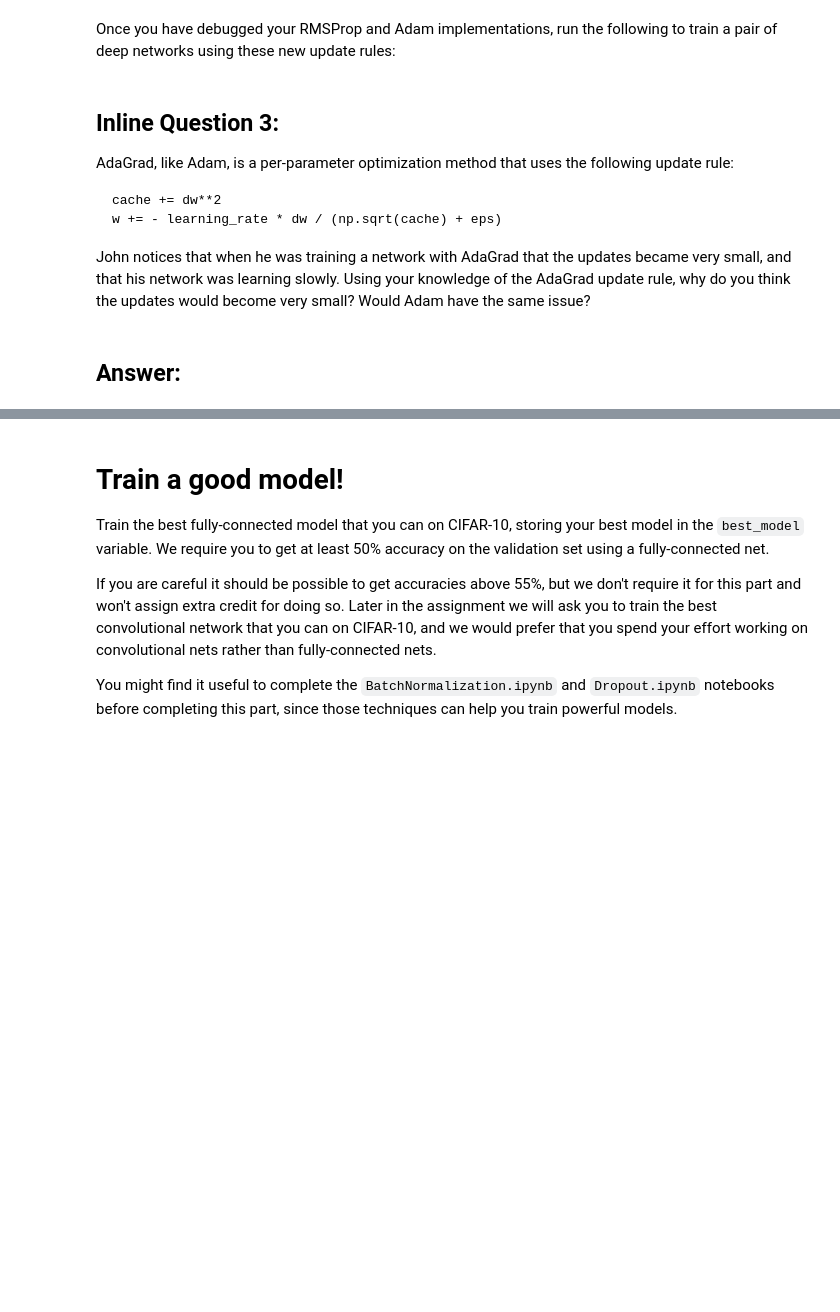
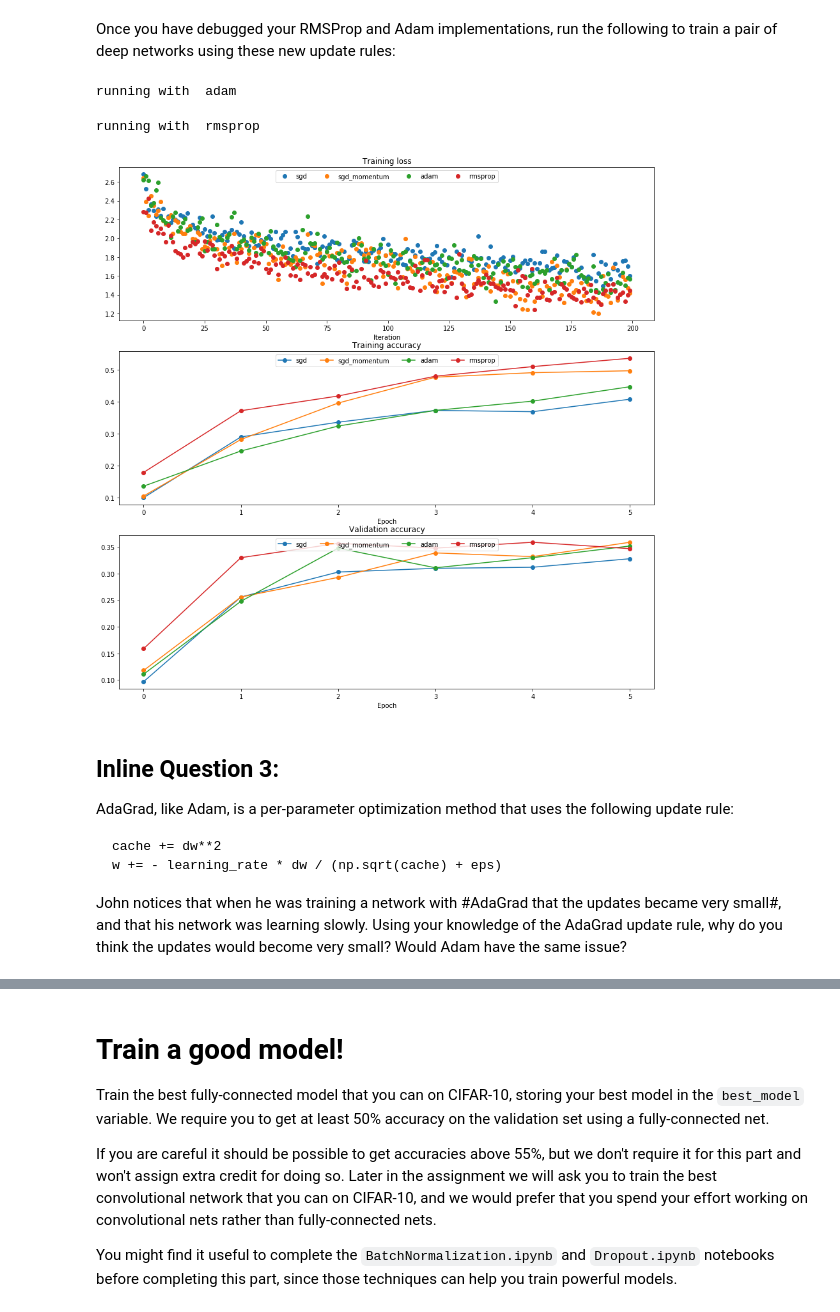
Before and after one commit to 3375786734/ML_exercise, a Jupyter notebook: CS231N/assignment2_v2/FullyConnectedNets.ipynb, the cells around one changed output, grey strips where cells are left out. Drawn from its saved outputs; the diff is of its cells as text; code cells hidden in the pictures; blank space fills up the shorter version.

````diff
--- a/CS231N/assignment2_v2/FullyConnectedNets.ipynb
+++ b/CS231N/assignment2_v2/FullyConnectedNets.ipynb
@@ -604,38 +747,42 @@ for update_rule in ['adam', 'rmsprop']:
                   optim_config={
                     'learning_rate': learning_rates[update_rule]
                   },
-                  verbose=True)
+                  verbose=False)
   solvers[update_rule] = solver
   solver.train()
   print()
 
 plt.subplot(3, 1, 1)
 plt.title('Training loss')
 plt.xlabel('Iteration')
 
 plt.subplot(3, 1, 2)
 plt.title('Training accuracy')
 plt.xlabel('Epoch')
 
 plt.subplot(3, 1, 3)
 plt.title('Validation accuracy')
 plt.xlabel('Epoch')
 
 for update_rule, solver in list(solvers.items()):
   plt.subplot(3, 1, 1)
   plt.plot(solver.loss_history, 'o', label=update_rule)
 
   plt.subplot(3, 1, 2)
   plt.plot(solver.train_acc_history, '-o', label=update_rule)
 
   plt.subplot(3, 1, 3)
   plt.plot(solver.val_acc_history, '-o', label=update_rule)
 
 for i in [1, 2, 3]:
   plt.subplot(3, 1, i)
   plt.legend(loc='upper center', ncol=4)
 plt.gcf().set_size_inches(15, 15)
 plt.show()
+# %% [output]
+running with  adam
+running with  rmsprop
+[figure, added]
 # %% [markdown]
 ## Inline Question 3:
 
@@ -646,6 +793,4 @@ cache += dw**2
 w += - learning_rate * dw / (np.sqrt(cache) + eps)
 ```
 
-John notices that when he was training a network with AdaGrad that the updates became very small, and that his network was learning slowly. Using your knowledge of the AdaGrad update rule, why do you think the updates would become very small? Would Adam have the same issue?
+John notices that when he was training a network with #AdaGrad that the updates became very small#, and that his network was learning slowly. Using your knowledge of the AdaGrad update rule, why do you think the updates would become very small? Would Adam have the same issue?
-# %% [markdown]
-## Answer:
````
Also changed, not shown: parts of 17 cells of this notebook, 12 other files.
